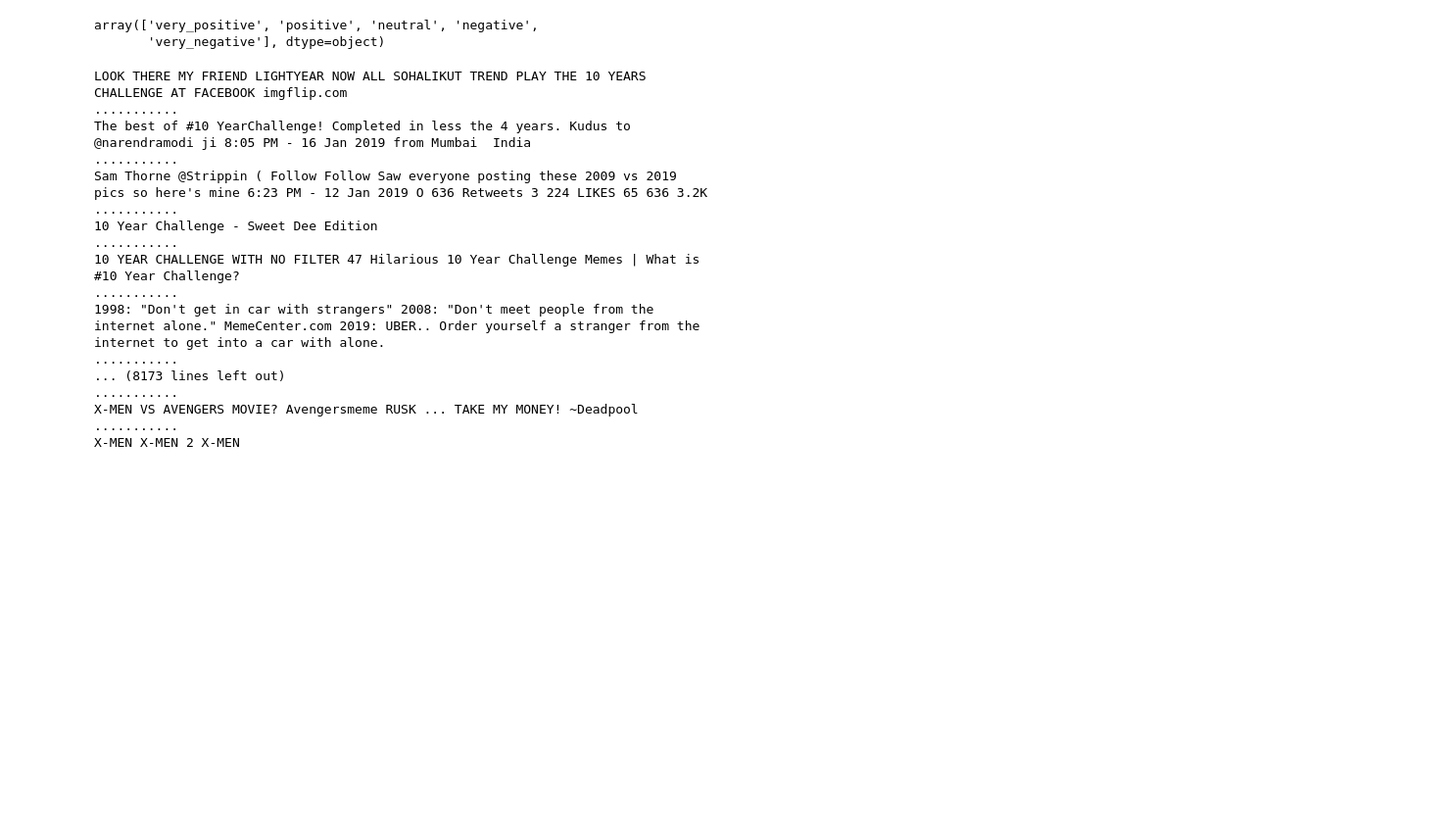
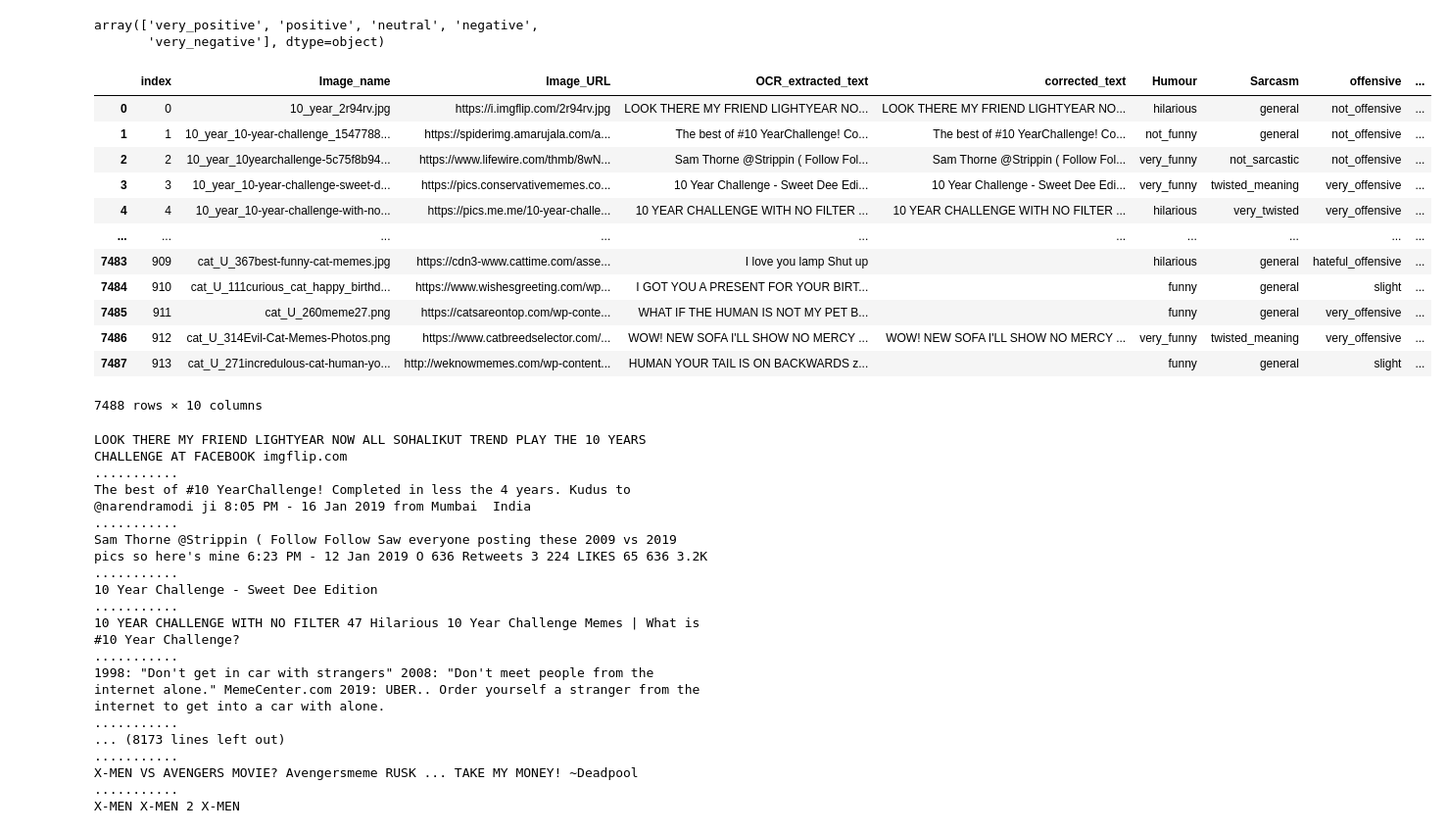
Before and after one commit to Arianshh/memotion-analysis, a Jupyter notebook: preproccessing.ipynb, the cells around one changed output. Shown: that part at 98% size. Drawn from its saved outputs; the diff is of its cells as text; code cells hidden in the pictures; blank space fills up the shorter version.

```diff
--- a/preproccessing.ipynb
+++ b/preproccessing.ipynb
@@ -66,6 +65,24 @@ new_7000_df['Overall_Sentiment'].unique()
 # %% [output]
 array(['very_positive', 'positive', 'neutral', 'negative',
        'very_negative'], dtype=object)
+# %%
+new_7000_df = pd.concat([new_7000_df, new_df])
+new_7000_df = new_7000_df.reset_index()
+new_7000_df
+# %% [output]
+|  | index | Image_name | Image_URL | OCR_extracted_text | corrected_text | Humour | Sarcasm | offensive | ... |
+| 0 | 0 | 10_year_2r94rv.jpg | https://i.imgflip.com/2r94rv.jpg | LOOK THERE MY FRIEND LIGHTYEAR NO... | LOOK THERE MY FRIEND LIGHTYEAR NO... | hilarious | general | not_offensive | ... |
+| 1 | 1 | 10_year_10-year-challenge_1547788... | https://spiderimg.amarujala.com/a... | The best of #10 YearChallenge! Co... | The best of #10 YearChallenge! Co... | not_funny | general | not_offensive | ... |
+| 2 | 2 | 10_year_10yearchallenge-5c75f8b94... | https://www.lifewire.com/thmb/8wN... | Sam Thorne @Strippin ( Follow Fol... | Sam Thorne @Strippin ( Follow Fol... | very_funny | not_sarcastic | not_offensive | ... |
+| 3 | 3 | 10_year_10-year-challenge-sweet-d... | https://pics.conservativememes.co... | 10 Year Challenge - Sweet Dee Edi... | 10 Year Challenge - Sweet Dee Edi... | very_funny | twisted_meaning | very_offensive | ... |
+| 4 | 4 | 10_year_10-year-challenge-with-no... | https://pics.me.me/10-year-challe... | 10 YEAR CHALLENGE WITH NO FILTER ... | 10 YEAR CHALLENGE WITH NO FILTER ... | hilarious | very_twisted | very_offensive | ... |
+| ... | ... | ... | ... | ... | ... | ... | ... | ... | ... |
+| 7483 | 909 | cat_U_367best-funny-cat-memes.jpg | https://cdn3-www.cattime.com/asse... | I love you lamp Shut up |  | hilarious | general | hateful_offensive | ... |
+| 7484 | 910 | cat_U_111curious_cat_happy_birthd... | https://www.wishesgreeting.com/wp... | I GOT YOU A PRESENT FOR YOUR BIRT... |  | funny | general | slight | ... |
+| 7485 | 911 | cat_U_260meme27.png | https://catsareontop.com/wp-conte... | WHAT IF THE HUMAN IS NOT MY PET B... |  | funny | general | very_offensive | ... |
+| 7486 | 912 | cat_U_314Evil-Cat-Memes-Photos.png | https://www.catbreedselector.com/... | WOW! NEW SOFA I'LL SHOW NO MERCY ... | WOW! NEW SOFA I'LL SHOW NO MERCY ... | very_funny | twisted_meaning | very_offensive | ... |
+| 7487 | 913 | cat_U_271incredulous-cat-human-yo... | http://weknowmemes.com/wp-content... | HUMAN YOUR TAIL IS ON BACKWARDS z... |  | funny | general | slight | ... |
+7488 rows × 10 columns
 # %%
 for key, value in new_7000_df.iterrows():
     print(new_7000_df['corrected_text'][key])
```
Also changed, not shown: parts of 6 cells of this notebook.
